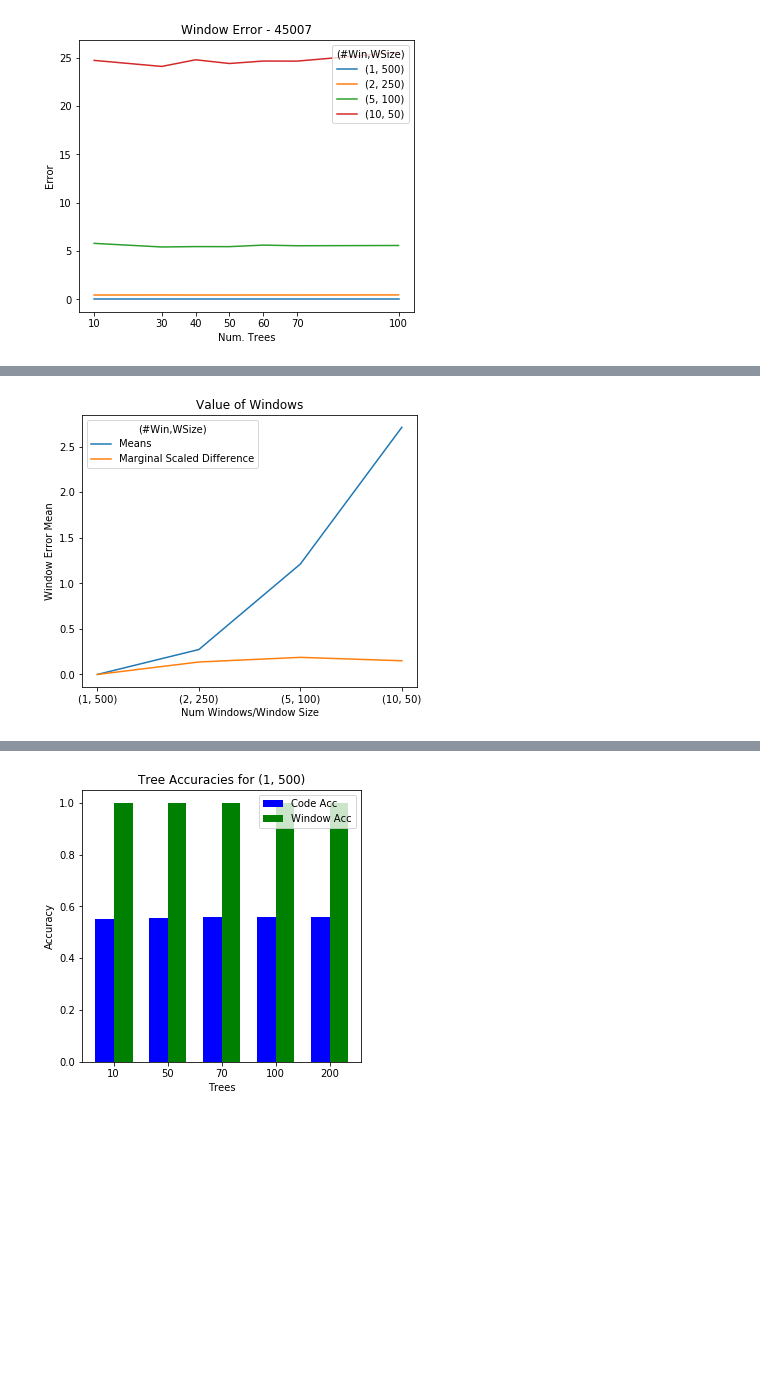
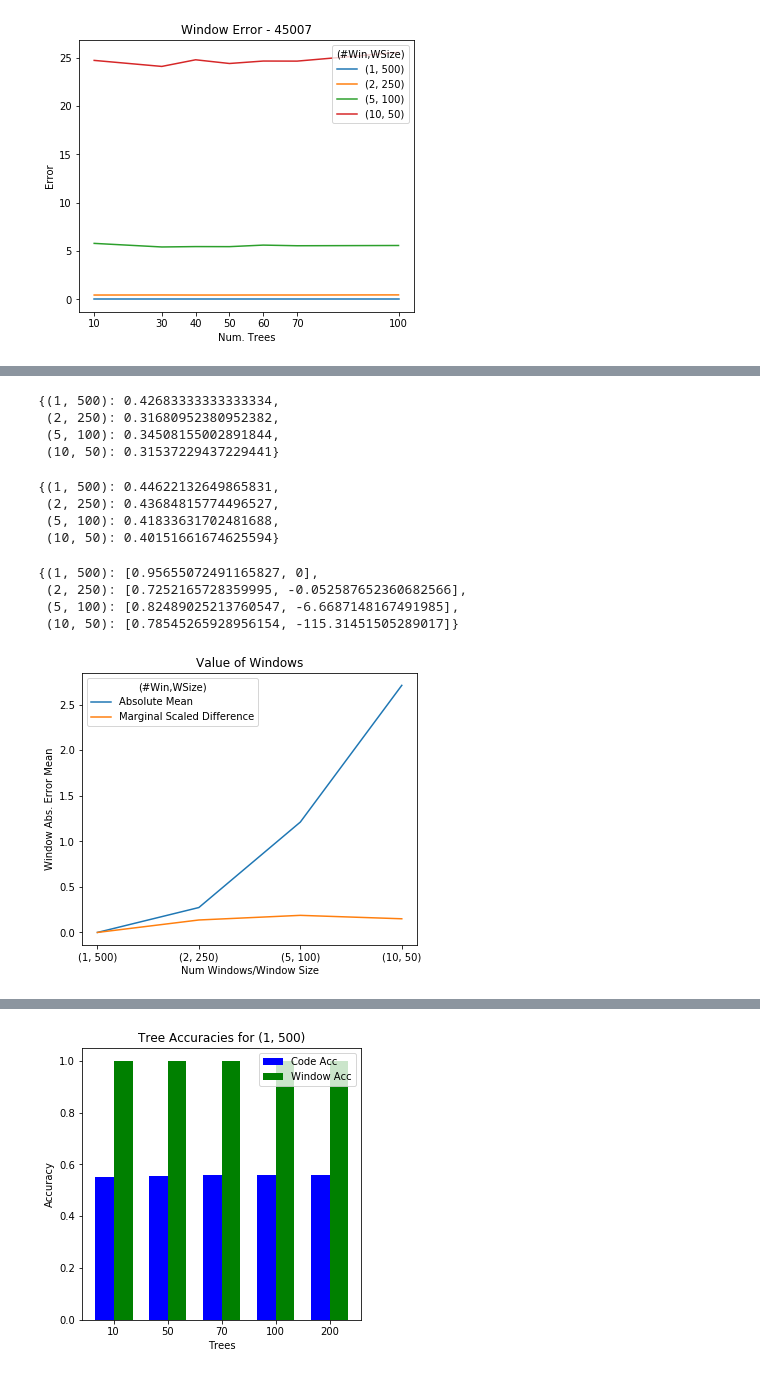
Before and after one commit to christydennison/paccar, a Jupyter notebook: random_forest-sk.ipynb, the cells around one changed output, grey strips where cells are left out. Saved outputs shown, nothing was run; the diff lists cells and outputs as text; code cells hidden in the pictures; blank space fills up the shorter version.

Commit message:
comparison matrix and feature selection

```diff
--- a/random_forest-sk.ipynb
+++ b/random_forest-sk.ipynb
@@ -237,14 +237,14 @@ np.mean(np.sum(score_mat, axis=2), axis=1)*np.array(s_hyper_tuples)[:,0]
 array([ 1.55706667,  2.36177916,  3.8440012 ,  4.259141  ,  4.32146919,
         4.03245701,  7.12451815,  7.41857544])
 # %%
-def get_plots(Y, x, z_labels, title, xlabel, ylabel):
+def get_plots(Y, x, z_labels, title, xlabel, ylabel, tic_mult=1, offset=0):
     for i in range(len(z_labels)):
         plot_label = z_labels[i]
         plt.plot(x,Y[i],label=plot_label)
 
     ax = plt.gca() # grab the current axis
-    ax.set_xticks(x) # choose which x locations to have ticks
-    ax.set_xticklabels(x) # set the labels to display at those ticks
+    ax.set_xticks(x[offset::tic_mult]) # choose which x locations to have ticks
+    ax.set_xticklabels(x[offset::tic_mult]) # set the labels to display at those ticks
     plt.xlabel(xlabel)
     plt.ylabel(ylabel)
     plt.title(title)
@@ -412,0 +389,14 @@ window_errors
+# %%
+code_means
+# %% [output]
+{(1, 500): 0.42683333333333334,
+ (2, 250): 0.31680952380952382,
+ (5, 100): 0.34508155002891844,
+ (10, 50): 0.31537229437229441}
+# %%
+code_stds
+# %% [output]
+{(1, 500): 0.44622132649865831,
+ (2, 250): 0.43684815774496527,
+ (5, 100): 0.41833631702481688,
+ (10, 50): 0.40151661674625594}
@@ -413,23 +413,30 @@ window_errors
+# %%
+comparison_matrix
+# %% [output]
+{(1, 500): [0.95655072491165827, 0],
+ (2, 250): [0.7252165728359995, -0.052587652360682566],
+ (5, 100): [0.82489025213760547, -6.6687148167491985],
+ (10, 50): [0.78545265928956154, -115.31451505289017]}
 # %%
 # plot means
 plt.figure()
 
 means = [window_abs_means[i] for i in hyper_tuples]
 
-plt.plot(range(len(hyper_tuples)), means, label='Means')
+plt.plot(range(len(hyper_tuples)), means, label='Absolute Mean')
 diff_start = [0]
 diff_start.extend(means)
 marginal_difference = [(diff_start[i+1] - diff_start[i])/hyper_tuples[i][0] for i in range(len(hyper_tuples))]
 plt.plot(range(len(hyper_tuples)), marginal_difference, label='Marginal Scaled Difference')
 ax = plt.gca() # grab the current axis
 ax.set_xticks(range(len(hyper_tuples))) # choose which x locations to have ticks
 ax.set_xticklabels(hyper_tuples) # set the labels to display at those ticks
 plt.xlabel('Num Windows/Window Size')
-plt.ylabel('Window Error Mean')
+plt.ylabel('Window Abs. Error Mean')
 plt.title('Value of Windows')
 plt.rcParams["figure.figsize"] = [6,5]
 legend = plt.legend(loc="upper left", title="(#Win,WSize)")
-#plt.savefig(title.replace(" ", "_"), bbox_extra_artists=(legend,), bbox_inches="tight")
+plt.savefig('Value_of_Windows', bbox_extra_artists=(legend,), bbox_inches="tight")
 plt.show()
 # %% [output]
-[figure, old version]
+[figure, new version]
```
Also changed, not shown: parts of 12 cells of this notebook.
